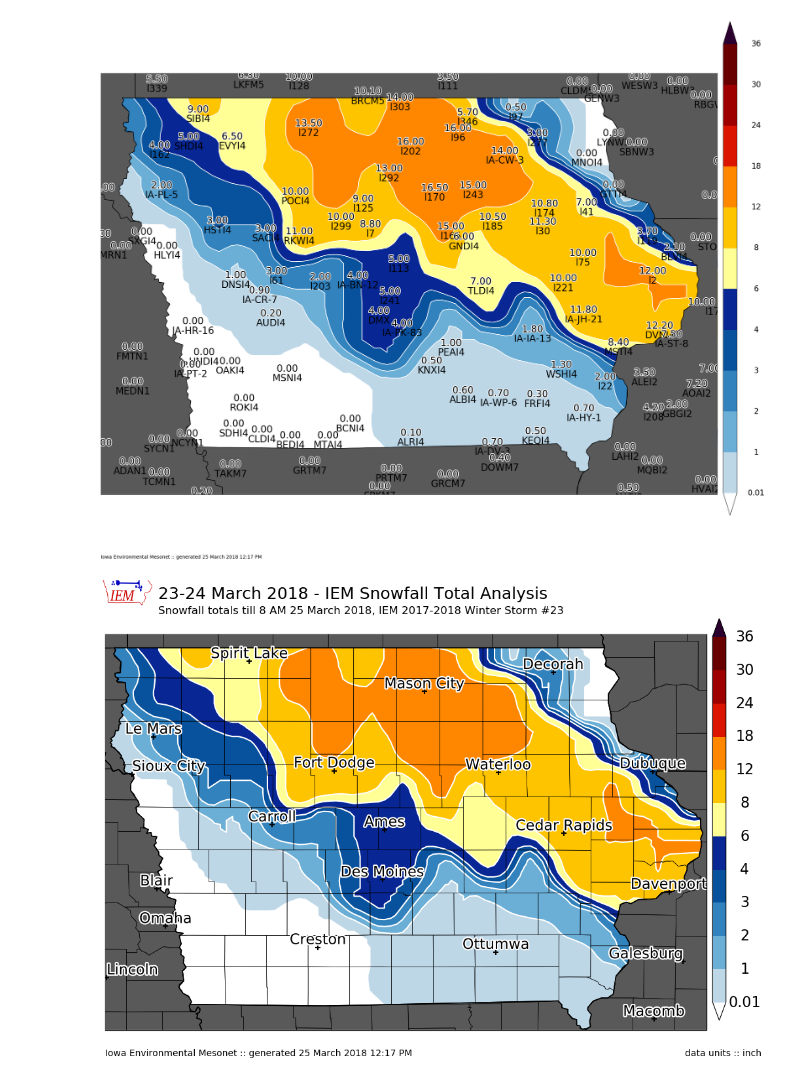
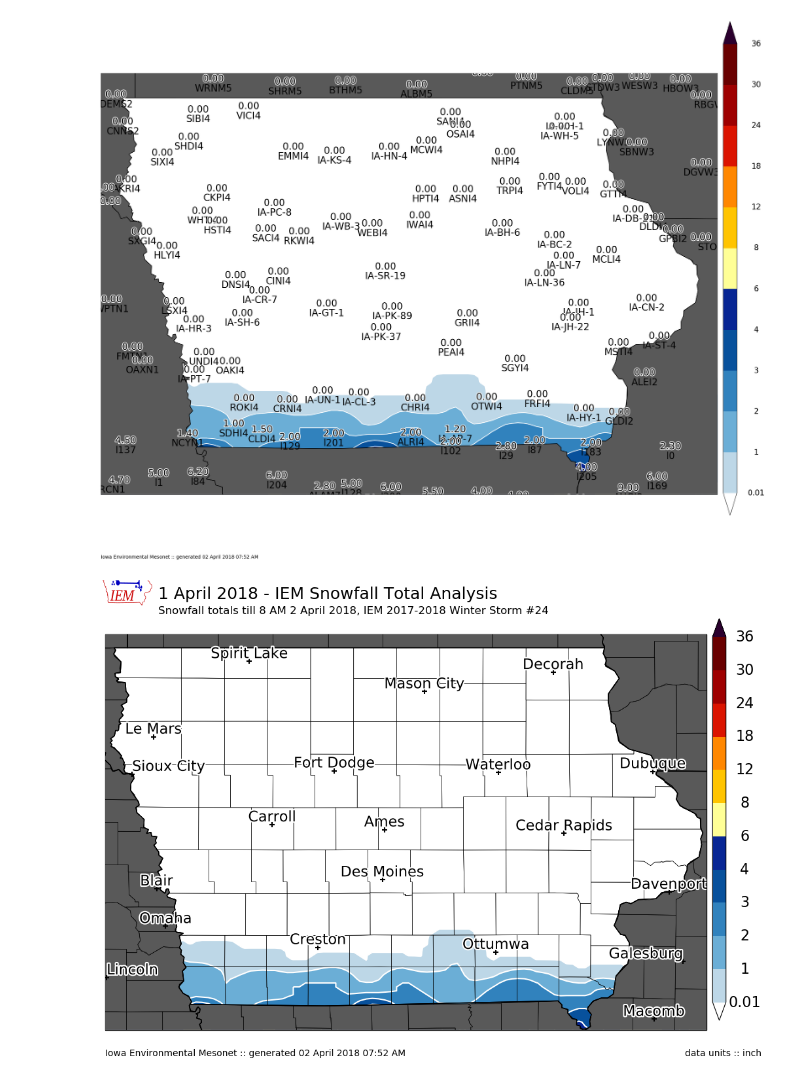
Before and after one commit to akrherz/DEV, a Jupyter notebook: coop/feature_snowfall_analysis.ipynb, the cells around one changed output. Saved outputs shown, nothing was run; the diff lists cells and outputs as text; code cells hidden in the pictures.

Commit message:
winter storm 24

```diff
--- a/coop/feature_snowfall_analysis.ipynb
+++ b/coop/feature_snowfall_analysis.ipynb
@@ -1,7 +1,7 @@
 # %%
 ####################
 # vvvvvvvvvvvvvvvvvvvvvvvvv
-STORM_NUMBER = 23
+STORM_NUMBER = 24
 # ^^^^^^^^^^^^^^^^^^^^^^^^^
 ####################
 import datetime
@@ -65,9 +65,9 @@ def get_coop(dates):
     IEM.close()
     return data
 
-crows = get_coop( ['2018-03-24', '2018-03-25'] )
-sts = utc(2018, 3, 24, 12)
-ets = utc(2018, 3, 28, 12, 0)
+crows = get_coop( ['2018-04-01', '2018-04-02'] )
+sts = utc(2018, 3, 31, 12)
+ets = utc(2018, 4, 28, 12, 0)
 lrows = get_lsrs(sts, ets)
 
 prows = []
@@ -110,16 +110,15 @@ if len(newrows) > 0:
     df = df.append(newrows)
 df.set_index('label', inplace=True)
 # %%
-cull = ['l68', 'l328', 'l270', 'l109', 'l53', 'l68', 'LWDI4', 'IA-PA-6', 'GLMI4', 'LSXI4',
-        'CLUI4', 'l336', 'IA-AP-7', 'MSHI4', 'l251']
+cull = ['l116']
 if cull:
     df.at[cull, 'useme'] = False
 
-#df.at['BLLI4', 'val'] = 0.4
-df.at['CRCI4', 'val'] = 2.1
-df.at['l113', 'val'] = 5.
-df.at['l227', 'val'] = 2.
-df.at['HSTI4', 'val'] = 3
+df.at['ALRI4', 'val'] = 2.
+df.at['SDHI4', 'val'] = 1.
+df.at['l116', 'val'] = 3.
+df.at['NCYN1', 'val'] = 1.4
+df.at['l201', 'val'] = 2
 df.sort_values('val', ascending=True, inplace=True)
 df2 = df[df.useme]
 
@@ -135,19 +134,19 @@ np.save("1718_%s.npy" % (STORM_NUMBER, ), vals)
 m.plot_values(df2['lon'], df2['lat'], df2['val'], '%.2f', labels=df2.index.values, textsize=20,
               labeltextsize=20, labelbuffer=0)
 # %% [output]
-[figure, old version]
+[figure, new version]
 # %%
 # now we are ready to plot!
 
 m = MapPlot(sector='iowa',
-            title='23-24 March 2018 - IEM Snowfall Total Analysis',
-            subtitle=("Snowfall totals till 8 AM 25 March 2018, "
+            title='1 April 2018 - IEM Snowfall Total Analysis',
+            subtitle=("Snowfall totals till 8 AM 2 April 2018, "
                       "IEM 2017-2018 Winter Storm #%s") % (STORM_NUMBER, ))
 m.contourf(df2.lon.values, df2.lat.values, df2.val.values, clevs, cmap=cmap,
           units='inch')
 #m.plot_values(np.array(df2.lon), np.array(df2.lat), np.array(df2.val), '%.2f')
 m.drawcounties()
 m.drawcities()
-m.postprocess(filename='180325.png')
+m.postprocess(filename='180402.png')
 # %% [output]
-[figure, old version]
+[figure, new version]
```
Also changed, not shown: 1 other file.
